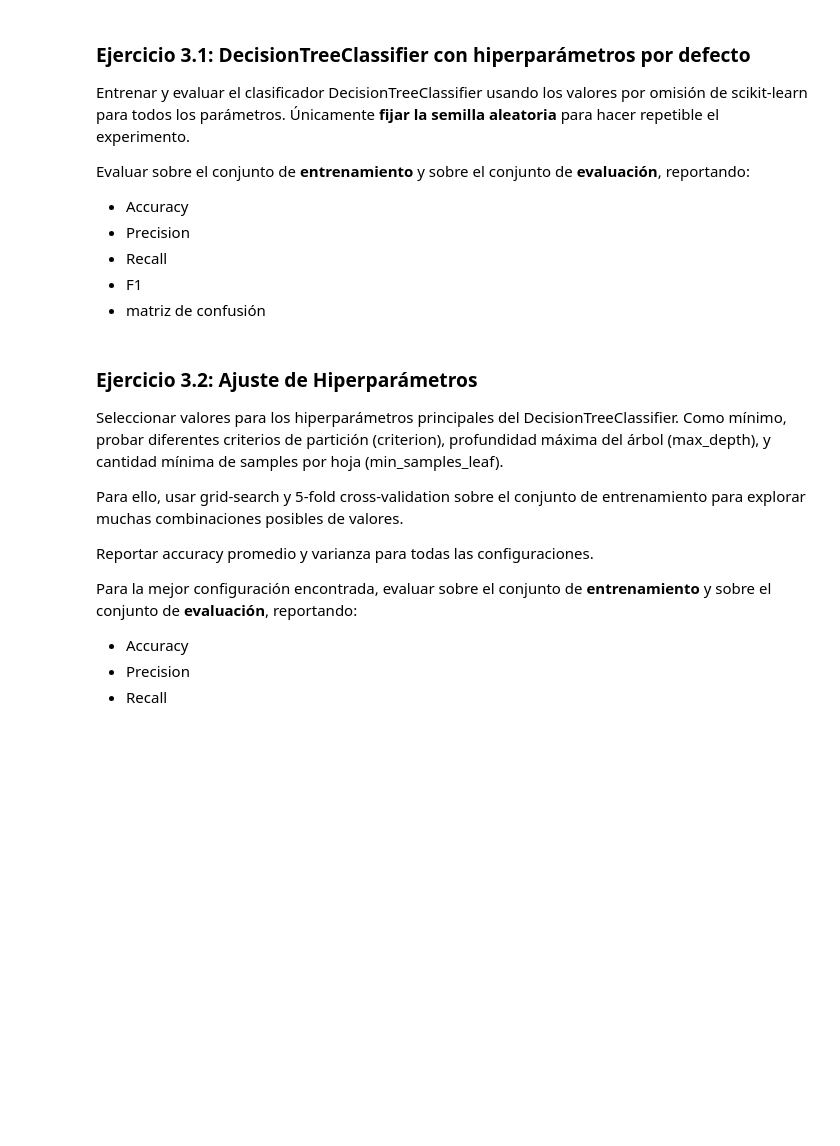
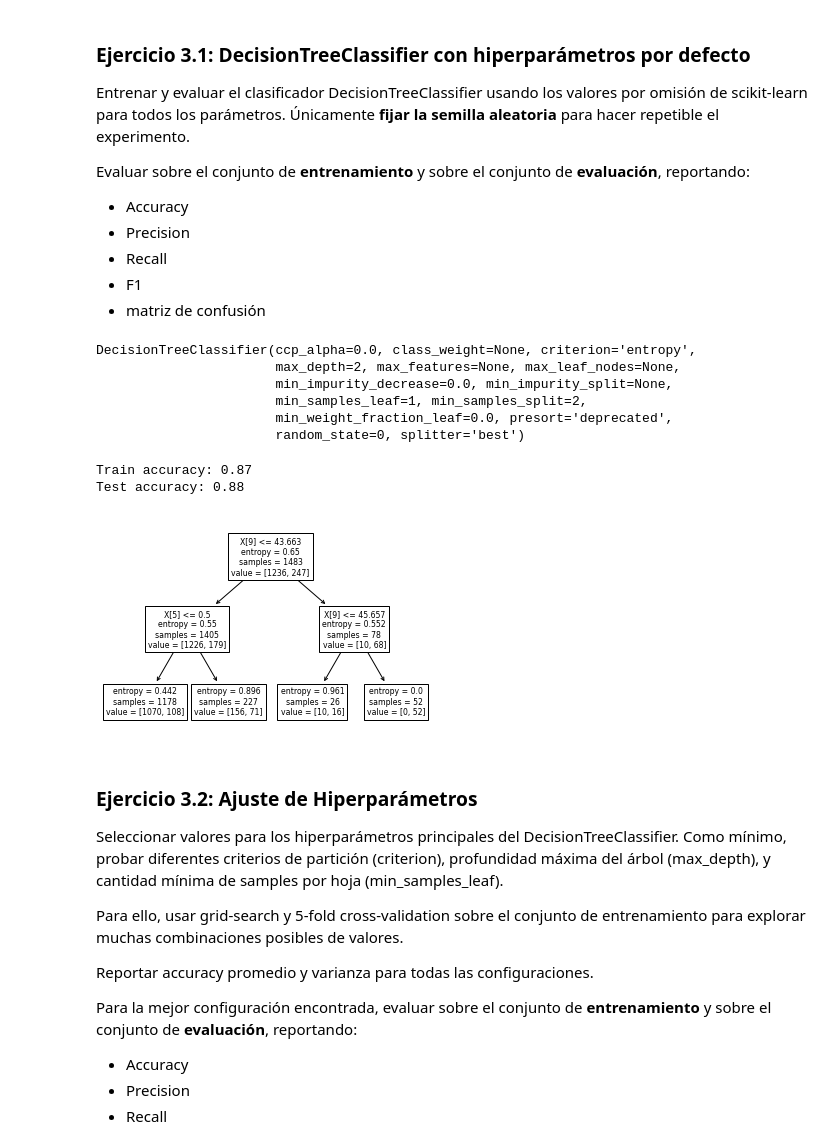
Before and after one commit to fnbellomo/DiploDatos2021, a Jupyter notebook: 03_IntroAprendizajeAutomatico/Aprendizaje_Autom_Lab_2.ipynb, the cells around one changed output. Cells and saved outputs as stored; diff of their text form; code cells hidden in the pictures; blank space fills up the shorter version.

```diff
--- a/03_IntroAprendizajeAutomatico/Aprendizaje_Autom_Lab_2.ipynb
+++ b/03_IntroAprendizajeAutomatico/Aprendizaje_Autom_Lab_2.ipynb
@@ -312,3 +312,16 @@ Evaluar sobre el conjunto de **entrenamiento** y sobre el conjunto de **evaluaci
 - Recall
 - F1
 - matriz de confusión
+# %%
+#Importamos la libreria y entrenamos
+
+from sklearn.tree import DecisionTreeClassifier
+clf = DecisionTreeClassifier(max_depth=2, criterion='entropy', random_state=0)
+clf.fit(X_train, y_train)
+# %% [output]
+DecisionTreeClassifier(ccp_alpha=0.0, class_weight=None, criterion='entropy',
+                       max_depth=2, max_features=None, max_leaf_nodes=None,
+                       min_impurity_decrease=0.0, min_impurity_split=None,
+                       min_samples_leaf=1, min_samples_split=2,
+                       min_weight_fraction_leaf=0.0, presort='deprecated',
+                       random_state=0, splitter='best')
@@ -315,3 +333,24 @@ Evaluar sobre el conjunto de **entrenamiento** y sobre el conjunto de **evaluaci
+# %%
+#Y ahora, evaluamos
+
+
+from sklearn.metrics import accuracy_score
+
+train_acc = accuracy_score(y_train, y_train_pred)
+test_acc = accuracy_score(y_test, y_test_pred)
+print(f'Train accuracy: {train_acc:0.2}')
+print(f'Test accuracy: {test_acc:0.2}')
+# %% [output]
+Train accuracy: 0.87
+Test accuracy: 0.88
+# %%
+# Dibujamos el arbolito. Para eso primero importamos la libreria:
+
+from sklearn.tree import plot_tree
+
+plot_tree(clf);
+# %% [output]
+[figure, added]
 # %% [markdown]
 ### Ejercicio 3.2: Ajuste de Hiperparámetros
 
```
Also changed, not shown: parts of 2 cells of this notebook.
